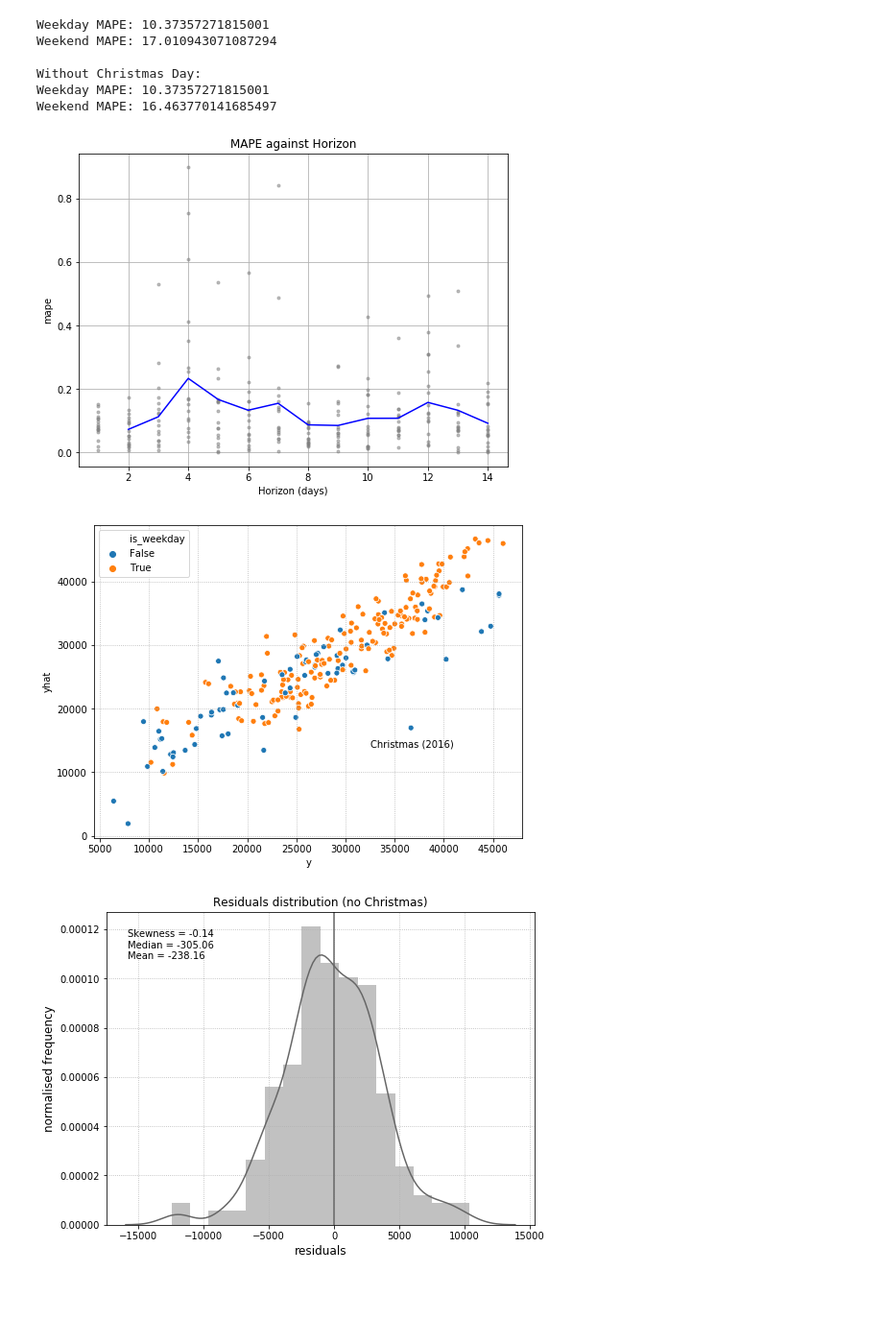
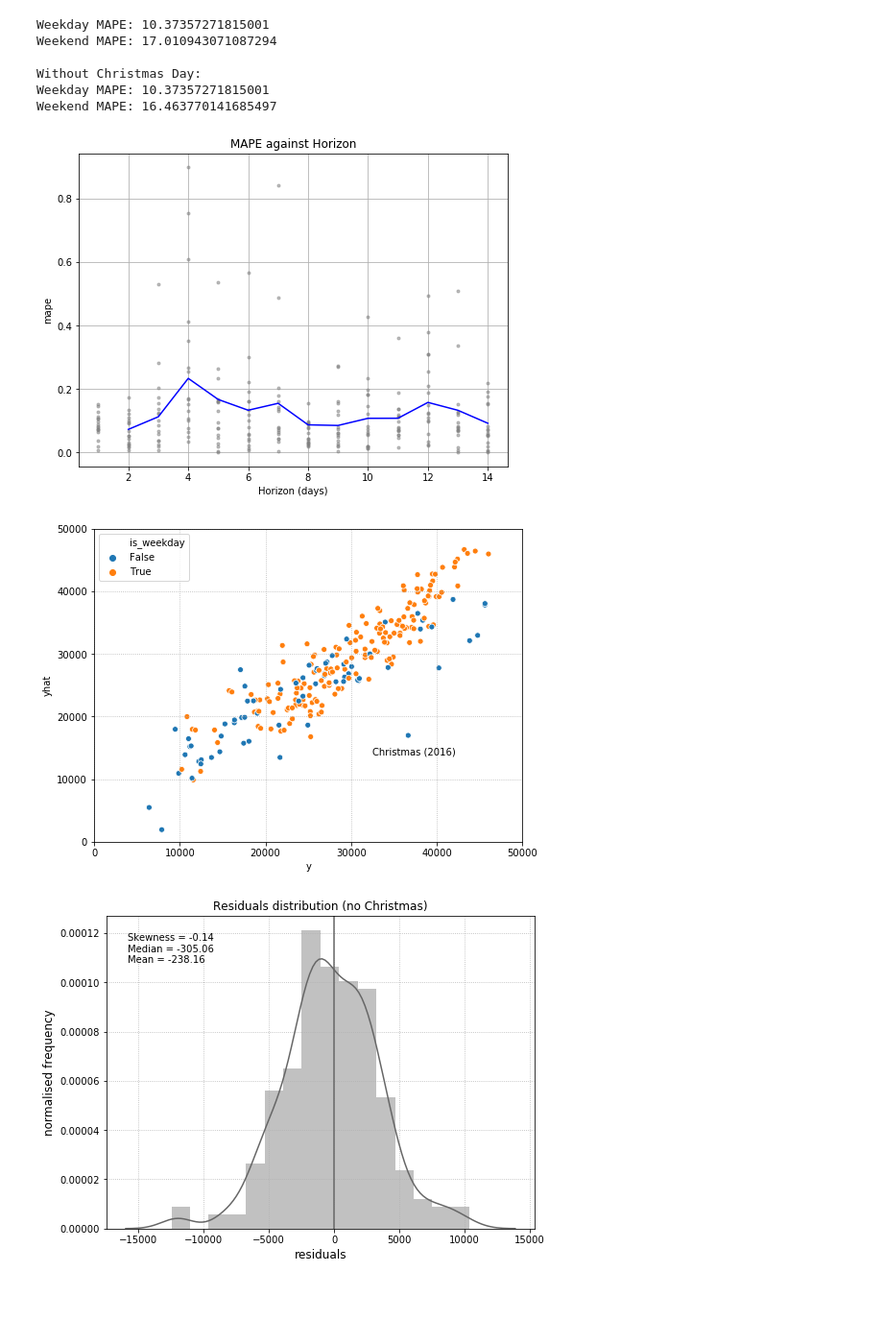
Before and after one commit to W-Tran/london-bike-share, a Jupyter notebook: london_bike_share.ipynb, the cells around one changed output. Shown at 96% size. Saved outputs shown, nothing was run; the diff lists cells and outputs as text; code cells hidden in the pictures.

Commit message:
Change axis limits on daily residuals plot

```diff
--- a/london_bike_share.ipynb
+++ b/london_bike_share.ipynb
@@ -325,34 +325,37 @@ Weekend MAPE: 16.463770141685497
 # %%
 # Plot MAPE
 fig = plot_cross_validation_metric(cv_results, metric='mape', figsize=(8,6))
 plt.title("MAPE against Horizon")
 
 # Plot fit vs residuals
 f, ax = plt.subplots(figsize=(8,6))
 ax = sns.scatterplot(x="y", y="yhat", hue="is_weekday", data=cv_results)
 # ax = sns.jointplot('y', 'yhat', cv_results, kind='reg', height=8)
 ax.text(32500, 14000, 'Christmas (2016)', fontsize=10)
 ax.grid(ls=':')
+ax.set_xlim(0,50000)
+ax.set_ylim(0,50000)
+
 
 # Plot residuals histogram
 residuals = cv_results.yhat - cv_results.y
 residuals = residuals[residuals>-18000]
 f, ax = plt.subplots(figsize=(8,6))
 sns.distplot(residuals, ax=ax, color='0.4')
 ax.grid(ls=':')
 ax.set_xlabel('residuals', fontsize=12)
 ax.set_ylabel("normalised frequency", fontsize=12)
 ax.grid(ls=':')
 [l.set_fontsize(10) for l in ax.xaxis.get_ticklabels()]
 [l.set_fontsize(10) for l in ax.yaxis.get_ticklabels()];
 ax.axvline(0, color='0.4')
 ax.set_title('Residuals distribution (no Christmas)', fontsize=12)
 ax.text(0.05, 0.85, "Skewness = {:+4.2f}\nMedian = {:+4.2f}\nMean = {:+4.2f}".\
         format(skew(residuals), residuals.median(), residuals.mean()), \
         fontsize=10, transform=ax.transAxes);
 # %% [output]
 [figure]
-[figure, old version]
+[figure, new version]
 [figure]
 # %% [markdown]
 <br>
```
